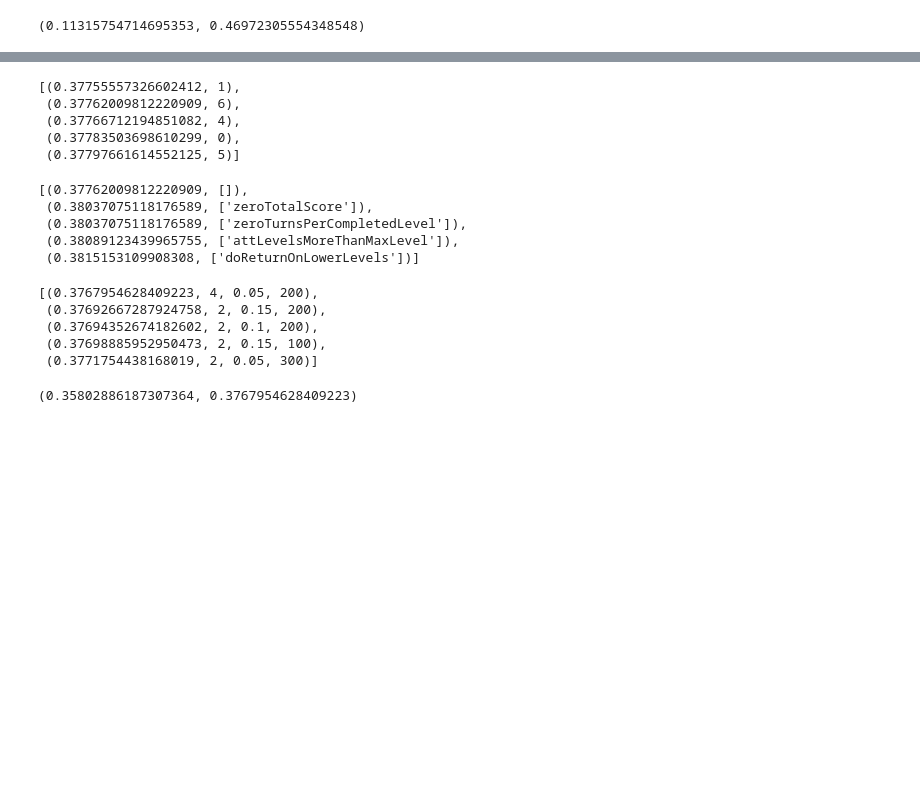
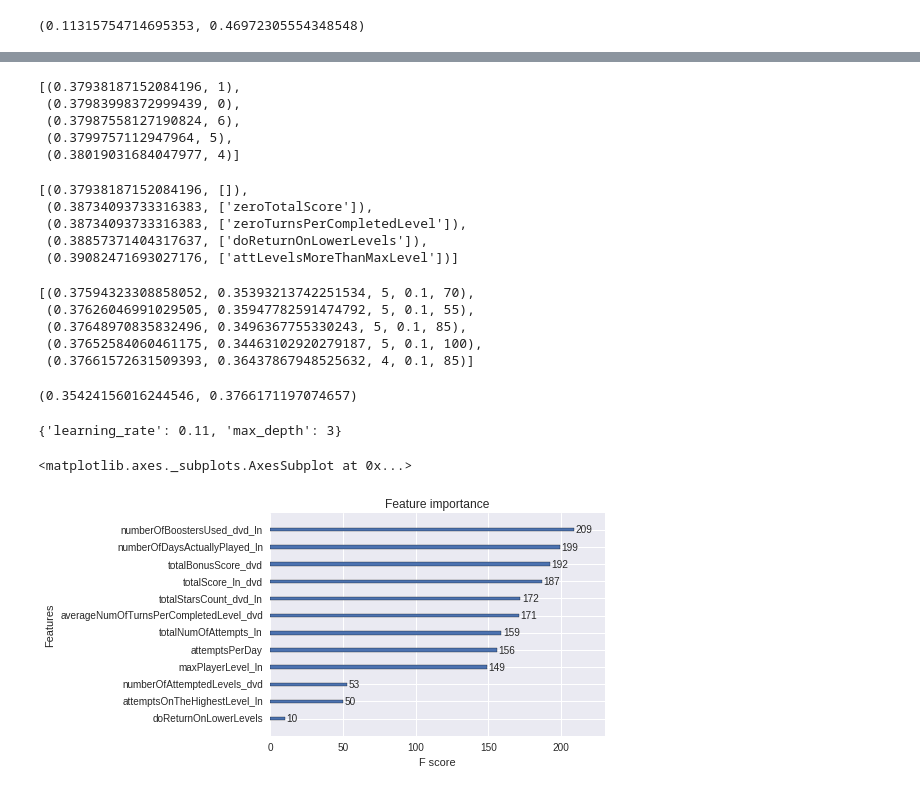
Before and after one commit to oneunreadmail/ragequit, a Jupyter notebook: playing_with_algos.ipynb, the cells around one changed output, grey strips where cells are left out. Cells and saved outputs as stored; diff of their text form; code cells hidden in the pictures; blank space fills up the shorter version.

Commit message:
some grid search done

```diff
--- a/playing_with_algos.ipynb
+++ b/playing_with_algos.ipynb
@@ -121,7 +128,7 @@ class ML():
         out, xtr = [], []
         for i, index in enumerate(self.train_indices):
             if len(index) == 0: continue
-            x_train_part = x_train[params].loc[index]
+            x_train_part = x_train[self.params].loc[index]
             y_train_part = list(y_train.returned.loc[index])
             x1, x2, y1, y2 = train_test_split(x_train_part, y_train_part, test_size = 0.3, random_state=42)
 
@@ -142,7 +149,7 @@ class ML():
             # applying model to test values
             if len(self.test_indices[i]) != 0:
                 # если есть кусок теста, отфитуем его
-                x_test_part = x_test[params].loc[self.test_indices[i]]
+                x_test_part = x_test[self.params].loc[self.test_indices[i]]
                 out.append(self.model.predict_proba(x_test_part)[:, 1])
 
         # будем все собирать
@@ -169,7 +176,10 @@ class ML():
         self.errors = np.mean(y1r != y1v), np.mean(y2r != y2v)
         self.log_loss = log_loss(y1r, y1p, eps=1e-15), log_loss(y2r, y2p, eps=1e-15)
 
-        #importances = self.model.feature_importances_
+        importances = self.model.feature_importances_
+        indices = np.argsort(importances)[::-1]
+        #print(len(indices), len(self.params), len(importances))
+        self.imp = [(self.params[i], importances[i]) for i in indices]
 
     def dump(self):
         #a = self.model.predict_proba(data)
@@ -384,20 +422,22 @@ for i, params in enumerate([params_orig,
                             params_orig_norm,
                             params_mod_norm,
                             params_rf_sorted,
-                            params_all]):
+                            params_all,
+                            params_gb_sorted,
+                           ]):
     try:
-        XGB = ML(xgb.XGBClassifier(), params)
+        XGB = ML(xgb.XGBClassifier(max_depth=6), params)
         results.append((XGB.log_loss[1], i))
     except FitError:
         pass
 results.sort()
 pprint(results[:5])
 # %% [output]
-[(0.37755557326602412, 1),
- (0.37762009812220909, 6),
- (0.37766712194851082, 4),
- (0.37783503698610299, 0),
- (0.37797661614552125, 5)]
+[(0.37938187152084196, 1),
+ (0.37983998372999439, 0),
+ (0.37987558127190824, 6),
+ (0.3799757112947964, 5),
+ (0.38019031684047977, 4)]
 # %%
 # как перебирать по сплитам
 
@@ -413,24 +453,24 @@ params_split_combs = all_perm(params_split)
 results = []
 for split in params_split_combs:
     try:
-        XGB = ML(xgb.XGBClassifier(), params_mod, split=split)
+        XGB = ML(xgb.XGBClassifier(max_depth=6), params_mod, split=split)
         results.append((XGB.log_loss[1], split))
     except FitError:
         pass
 results.sort()
 pprint(results[:5])
 # %% [output]
-[(0.37762009812220909, []),
- (0.38037075118176589, ['zeroTotalScore']),
- (0.38037075118176589, ['zeroTurnsPerCompletedLevel']),
- (0.38089123439965755, ['attLevelsMoreThanMaxLevel']),
- (0.3815153109908308, ['doReturnOnLowerLevels'])]
+[(0.37938187152084196, []),
+ (0.38734093733316383, ['zeroTotalScore']),
+ (0.38734093733316383, ['zeroTurnsPerCompletedLevel']),
+ (0.38857371404317637, ['doReturnOnLowerLevels']),
+ (0.39082471693027176, ['attLevelsMoreThanMaxLevel'])]
 # %%
 # как перебирать по параметрам
 
-depths = [2, 3, 4]
-learning_rates = [0.05, 0.1, 0.15]
-estimators = [100, 200, 300]
+depths = [4, 5, 6]
+learning_rates = [0.08, 0.1, 0.12]
+estimators = [55, 70, 85, 100]
 results = []
 for depth, learning_rate, n_estimators in itertools.product(depths, learning_rates, estimators):
     try:
@@ -444,14 +484,28 @@ results.sort()
 pprint(results[:5])
 #max_depth=3, learning_rate=0.1, n_estimators=100
 # %% [output]
-[(0.3767954628409223, 4, 0.05, 200),
- (0.37692667287924758, 2, 0.15, 200),
- (0.37694352674182602, 2, 0.1, 200),
- (0.37698885952950473, 2, 0.15, 100),
- (0.3771754438168019, 2, 0.05, 300)]
+[(0.37594323308858052, 0.35393213742251534, 5, 0.1, 70),
+ (0.37626046991029505, 0.35947782591474792, 5, 0.1, 55),
+ (0.37648970835832496, 0.3496367755330243, 5, 0.1, 85),
+ (0.37652584060461175, 0.34463102920279187, 5, 0.1, 100),
+ (0.37661572631509393, 0.36437867948525632, 4, 0.1, 85)]
 # %%
-XGB = ML(xgb.XGBClassifier(max_depth=4, learning_rate=0.05, n_estimators=200), params_mod, split=[])
+XGB = ML(xgb.XGBClassifier(max_depth=5, learning_rate=0.1, n_estimators=70), params_mod + params_bool, split=[])
 print(XGB.log_loss)
 XGB.dump()
 # %% [output]
-(0.35802886187307364, 0.3767954628409223)
+(0.35424156016244546, 0.3766171197074657)
+# %%
+from sklearn import svm, grid_search, datasets
+parameters = {'max_depth':(2, 3, 4), 'learning_rate':[0.105, 0.11, 0.115]}
+svr = xgb.XGBClassifier()
+clf = grid_search.GridSearchCV(svr, parameters)
+clf.fit(x_train[params_mod], list(y_train.returned))
+clf.best_params_
+# %% [output]
+{'learning_rate': 0.11, 'max_depth': 3}
+# %%
+xgb.plot_importance(XGB.model)
+# %% [output]
+<matplotlib.axes._subplots.AxesSubplot at 0x...>
+[figure, added]
```
Also changed, not shown: parts of 9 cells of this notebook.
